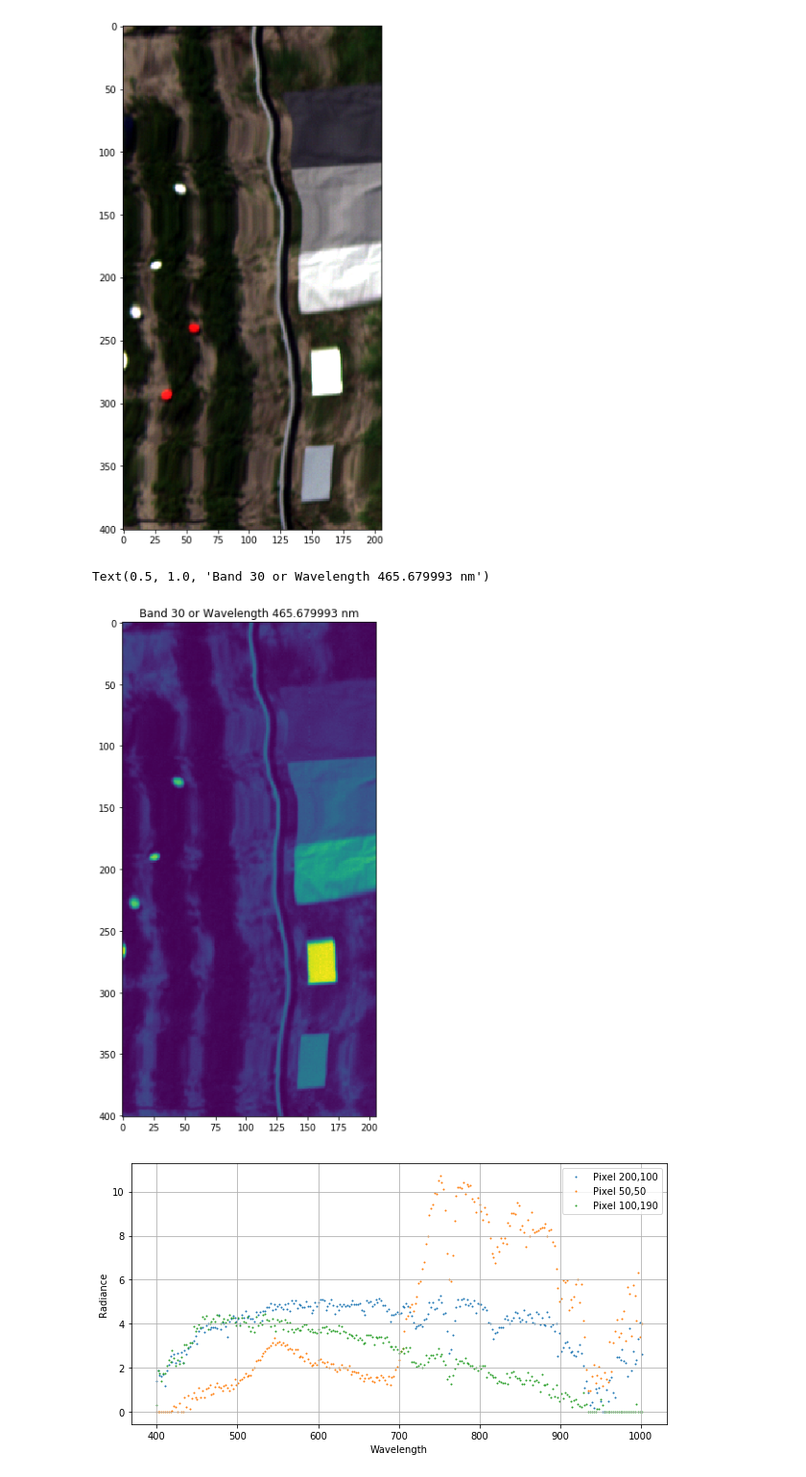
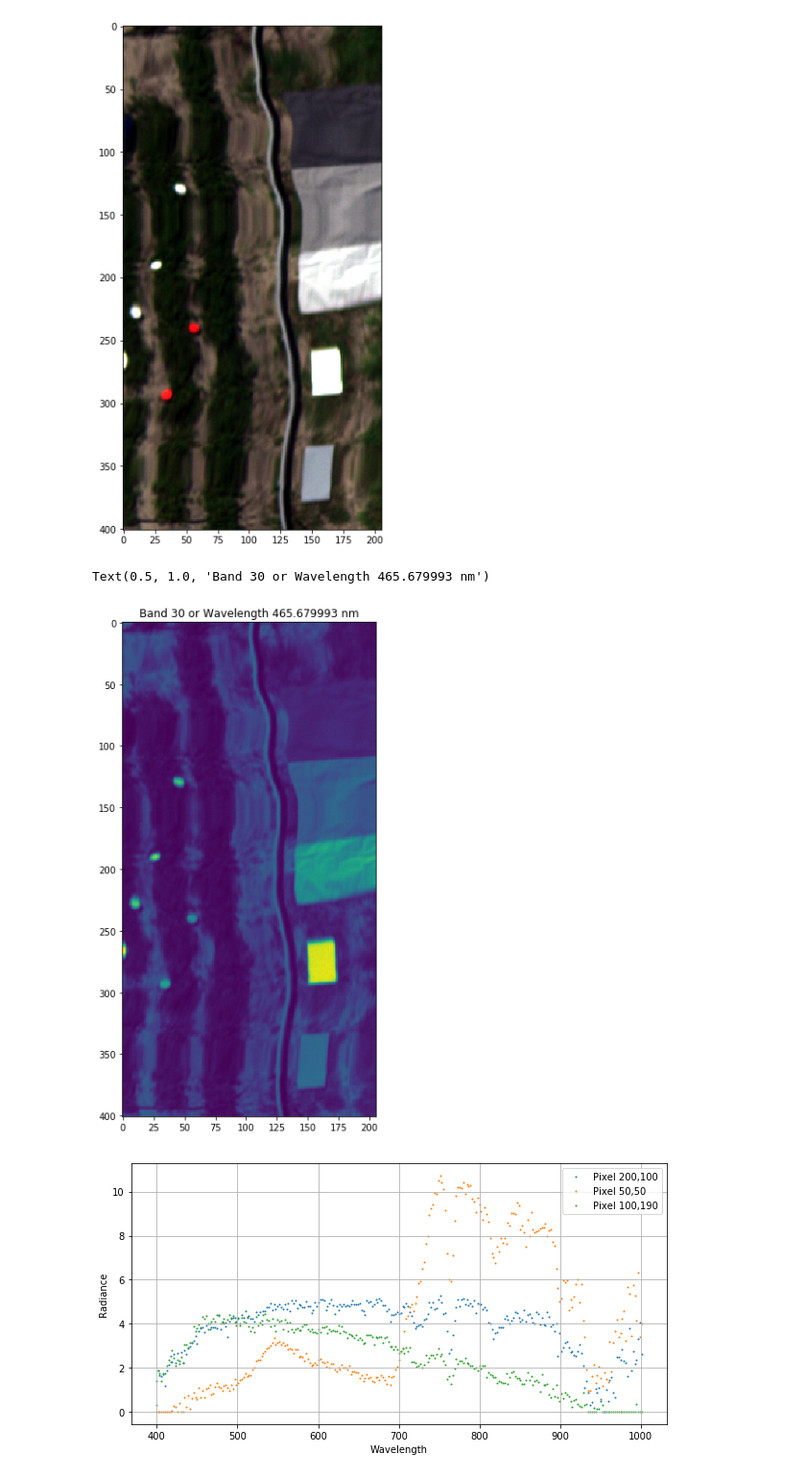
Before and after one commit to GatorSense/AtmosphericCorrectionIntroduction, a Jupyter notebook: 1. Atmospheric Correction Intro.ipynb, the cells around one changed output. Shown: that part at 96% size. Drawn from its saved outputs; the diff is of its cells as text; code cells hidden in the pictures.

```diff
--- a/1. Atmospheric Correction Intro.ipynb
+++ b/1. Atmospheric Correction Intro.ipynb
@@ -92,13 +92,13 @@ Ancillary data associated with this file: ['wavelengths', 'rgb_index', 'rgb_imag
 [figure]
 # %%
 # Display Gray Scale image of a single band in hyperspectral image
-imgData = imgFile.read(indexes=30)
+imgData = imgFile.read(indexes=100)
 plt.figure(figsize=(10,10))
 plt.imshow(np.squeeze(imgData))
 plt.title('Band 30 or Wavelength ' + str(wave[30]) + ' nm')
 # %% [output]
 Text(0.5, 1.0, 'Band 30 or Wavelength 465.679993 nm')
-[figure, old version]
+[figure, new version]
 # %%
 # Plot some pixels from image
 x = [200, 50, 100]
```
Also changed, not shown: 2 other files.
